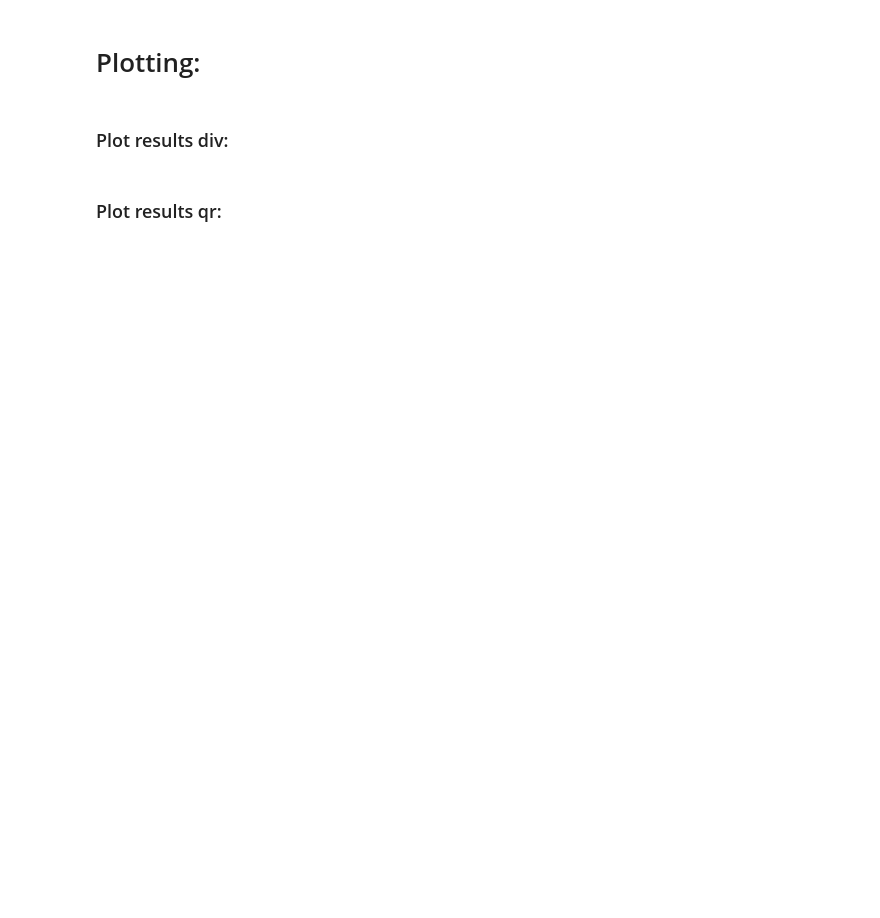
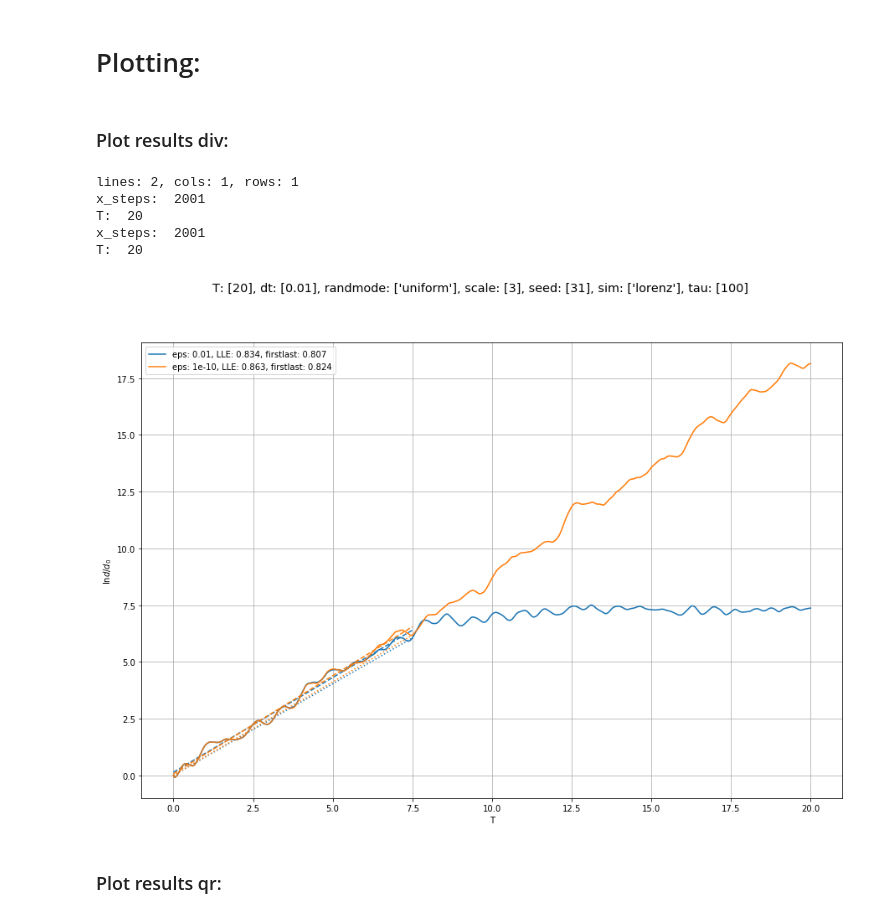
Before and after one commit to baurse/rescomp, a Jupyter notebook: bin/lyapunov_exponents_testing/Test_Lorenz_Simulations.ipynb, the cells around one changed output. Cells and saved outputs as stored; diff of their text form; code cells hidden in the pictures; blank space fills up the shorter version.

```diff
--- a/bin/lyapunov_exponents_testing/Test_Lorenz_Simulations.ipynb
+++ b/bin/lyapunov_exponents_testing/Test_Lorenz_Simulations.ipynb
@@ -18,7 +22,7 @@ from rescomp.alternative_tests import simulation_tests as simt
 ## Parameters used for divergence and LLE qr:
 # %%
 prepath = "C:/Users\Dennis\Documents\FILES&INFO\WISSEN\STUDIUM\Master LMU\Masterthesis\LyapunovExponentsSimulations"
-exp_name_both = "lorenz_31_01_2022"
+exp_name_both = "L_31_01_2022"
 # %%
 # create the "create_sim_func" func:
 def create_sim_func(parameters):
@@ -137,36 +159,50 @@ out_qr = simt.compare_simulations_leqr(create_sim_func, create_sp_func, create_s
 # Plotting:
 # %% [markdown]
 ### Plot results div:
+# %%
+#### if you want to LOAD results:
+div_name = "_div1"
+exp_name_div = exp_name_both + div_name
+####
+
+simt.load_info_file(prepath, exp_name_div)
 # %%
 plot_func = simt.plot_div_file
 
-zs = []
-xs = ["eps"]
+zs = ["eps"]
+xs = []
 ys = []
 
 # simt.plot_div_file kwargs
 mean_axs = "all"
-show_error = 1
+show_error = 0
 dim_index = None
 ens_index = None
 
 include_fit = 1
 t_min = 0
-t_max = 6
+t_max = 7.5
 
 include_fit_qr = 1
 t_min_qr = 0
-t_max_qr = 6
+t_max_qr = 7.5
 
-subfigsize = (15, 15)
-xlims=(0,10)
-ylims = (-1, 10)
+subfigsize = (15, 10)
+xlims = None #(0,10)
+ylims = None # (-1, 10)
 
 simt.plot_experiment(plot_func, prepath, exp_name_div, zs=zs, xs=xs, ys=ys, subfigsize=subfigsize, xlims=xlims,
                      ylims=ylims,
                      mean_axs=mean_axs, show_error=show_error,
                  rel_dist=True, include_fit=include_fit, dim_index=dim_index, ens_index=ens_index,
                 t_min=t_min, t_max=t_max, include_fit_qr=include_fit_qr, t_min_qr=t_min_qr, t_max_qr=t_max_qr)
+# %% [output]
+lines: 2, cols: 1, rows: 1
+x_steps:  2001
+T:  20
+x_steps:  2001
+T:  20
+[figure, added]
 # %% [markdown]
 ### Plot results qr:
 # %%
```
Also changed, not shown: parts of 11 cells of this notebook, 13 other files.
